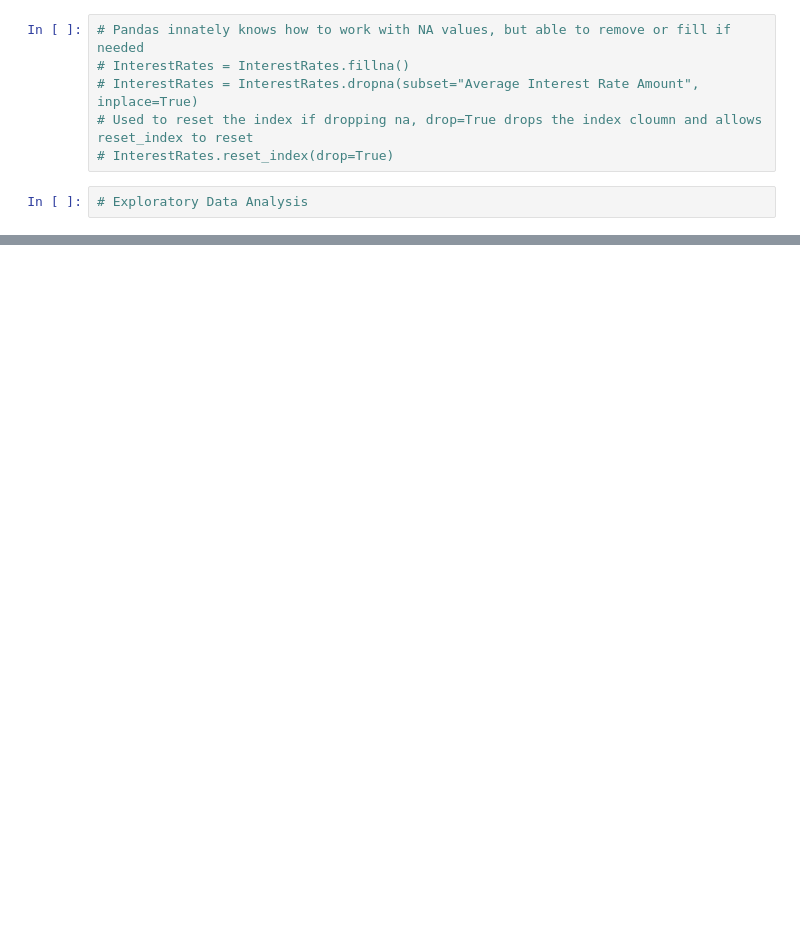
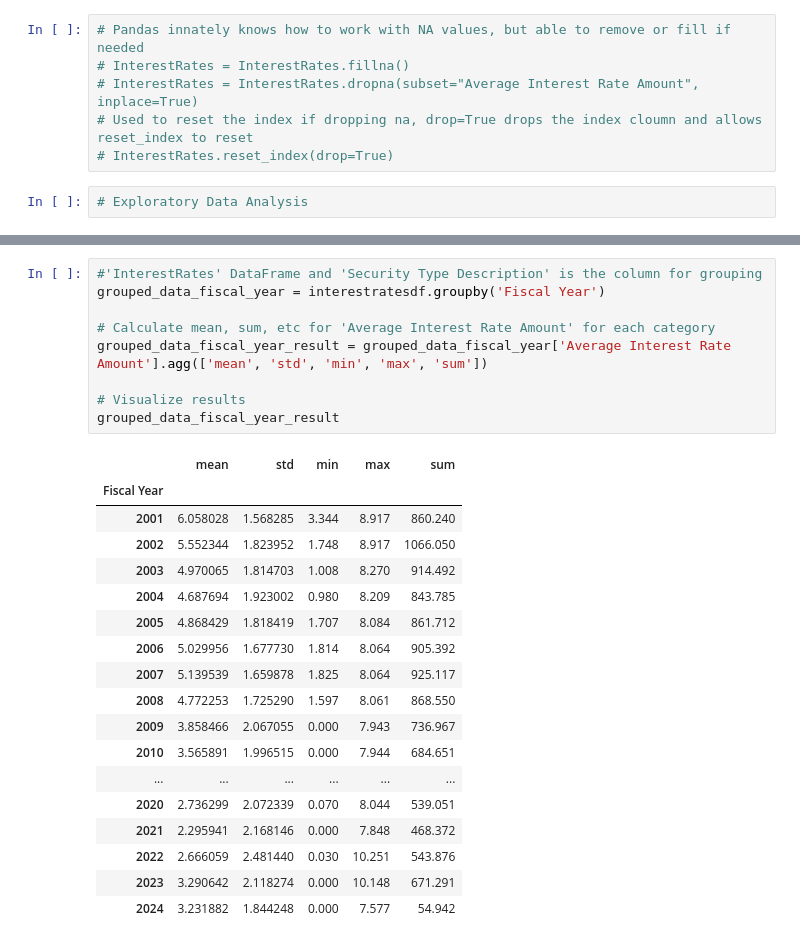
Before and after one commit to felabonte/DataMiningFinalProject, a Jupyter notebook: CS6220_DataMining_FinalProject.ipynb, the cells around one changed output, grey strips where cells are left out. Drawn from its saved outputs; the diff is of its cells as text; blank space fills up the shorter version.

Commit message:
Created using Colaboratory, added a fiscal year for EDA

```diff
--- a/CS6220_DataMining_FinalProject.ipynb
+++ b/CS6220_DataMining_FinalProject.ipynb
@@ -94,3 +174,31 @@ result
 | Interest-bearing Debt | 3.355880 | 1.310556 | 1.556 | 6.594 | 919.511 |
 | Marketable | 3.069256 | 2.061392 | 0.045 | 8.917 | 5475.552 |
 | Non-marketable | 4.184055 | 2.434666 | 0.000 | 10.251 | 9832.529 |
+# %%
+#'InterestRates' DataFrame and 'Security Type Description' is the column for grouping
+grouped_data_fiscal_year = interestratesdf.groupby('Fiscal Year')
+
+# Calculate mean, sum, etc for 'Average Interest Rate Amount' for each category
+grouped_data_fiscal_year_result = grouped_data_fiscal_year['Average Interest Rate Amount'].agg(['mean', 'std', 'min', 'max', 'sum'])
+
+# Visualize results
+grouped_data_fiscal_year_result
+# %% [output]
+|  | mean | std | min | max | sum |
+| Fiscal Year |  |  |  |  |  |
+| 2001 | 6.058028 | 1.568285 | 3.344 | 8.917 | 860.240 |
+| 2002 | 5.552344 | 1.823952 | 1.748 | 8.917 | 1066.050 |
+| 2003 | 4.970065 | 1.814703 | 1.008 | 8.270 | 914.492 |
+| 2004 | 4.687694 | 1.923002 | 0.980 | 8.209 | 843.785 |
+| 2005 | 4.868429 | 1.818419 | 1.707 | 8.084 | 861.712 |
+| 2006 | 5.029956 | 1.677730 | 1.814 | 8.064 | 905.392 |
+| 2007 | 5.139539 | 1.659878 | 1.825 | 8.064 | 925.117 |
+| 2008 | 4.772253 | 1.725290 | 1.597 | 8.061 | 868.550 |
+| 2009 | 3.858466 | 2.067055 | 0.000 | 7.943 | 736.967 |
+| 2010 | 3.565891 | 1.996515 | 0.000 | 7.944 | 684.651 |
+| ... | ... | ... | ... | ... | ... |
+| 2020 | 2.736299 | 2.072339 | 0.070 | 8.044 | 539.051 |
+| 2021 | 2.295941 | 2.168146 | 0.000 | 7.848 | 468.372 |
+| 2022 | 2.666059 | 2.481440 | 0.030 | 10.251 | 543.876 |
+| 2023 | 3.290642 | 2.118274 | 0.000 | 10.148 | 671.291 |
+| 2024 | 3.231882 | 1.844248 | 0.000 | 7.577 | 54.942 |
```
Also changed, not shown: parts of 12 cells of this notebook.
